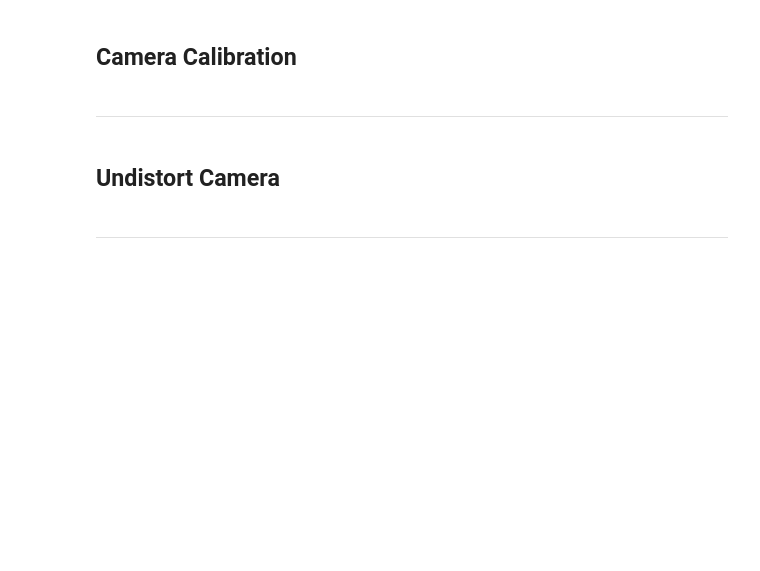
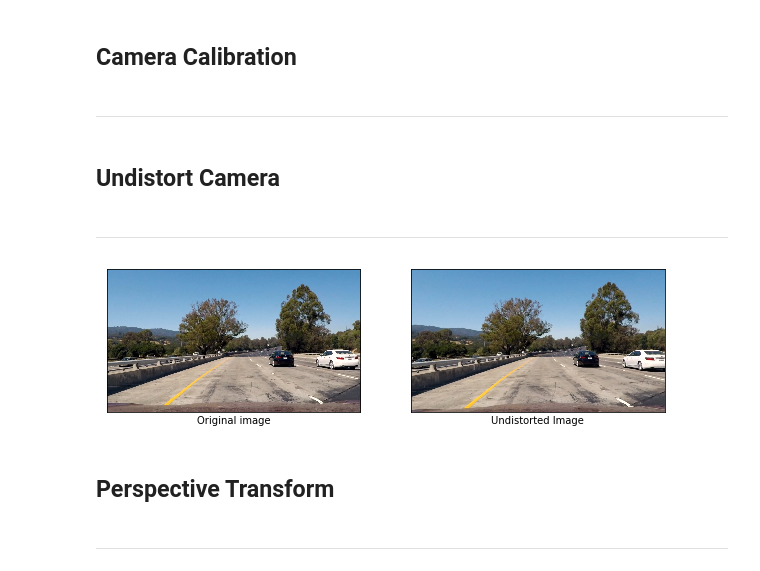
Before and after one commit to peterhwang2010/CarND-Advanced_lane_lines, a Jupyter notebook: advanced_lane_lines.ipynb, the cells around one changed output. Saved outputs shown, nothing was run; the diff lists cells and outputs as text; code cells hidden in the pictures; blank space fills up the shorter version.

```diff
--- a/advanced_lane_lines.ipynb
+++ b/advanced_lane_lines.ipynb
@@ -58,3 +58,27 @@ def undistort_camera(img_points, obj_points, img):
     img_size = (img.shape[1], img.shape[0])
     ret, mtx, dist, rvecs, tvecs = cv2.calibrateCamera(obj_points, img_points, img_size,None,None)
     return cv2.undistort(img, mtx, dist, None, mtx)
+# %%
+obj_point, img_point = calibrate_camera()
+img = mpimg.imread('test_images/test1.jpg')
+undistorted_img = undistort_camera(img_point, obj_point, img)
+
+plt.figure(figsize=(10,5))
+plt.subplot(1, 2, 1)
+plt.imshow(img)
+plt.xlabel('Original image')
+plt.xticks([], [])
+plt.yticks([], [])
+
+plt.subplot(1, 2, 2)
+plt.imshow(undistorted_img)
+plt.xlabel('Undistorted Image')
+plt.xticks([], [])
+plt.yticks([], [])
+plt.show()
+# %% [output]
+[figure, added]
+# %% [markdown]
+## Perspective Transform
+# %% [markdown]
+---
```
Also changed, not shown: parts of 1 cell of this notebook.
